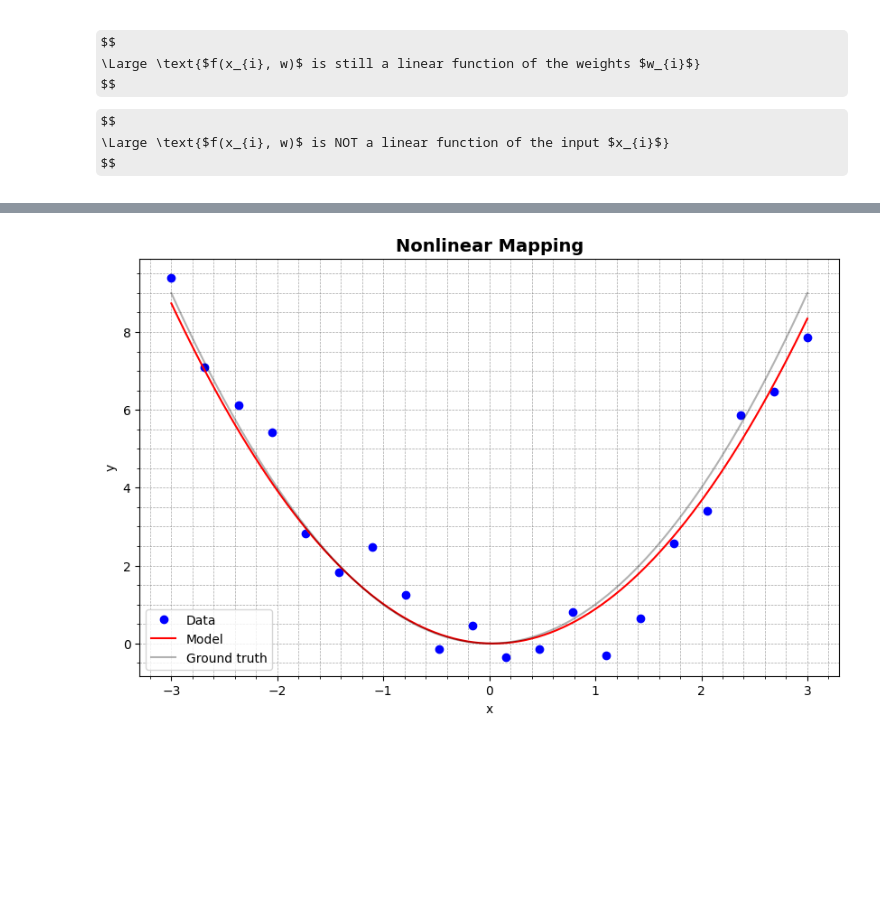
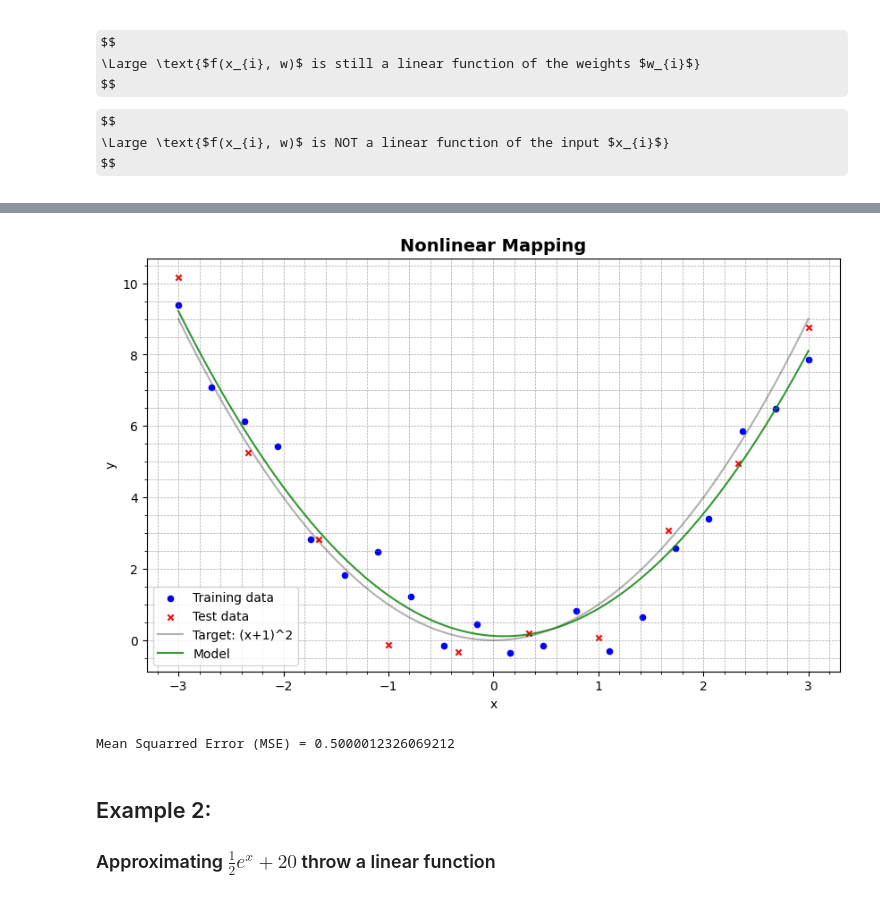
Before and after one commit to raphsenn/ai-notebooks, a Jupyter notebook: machine_learning/linear_methods/nonlinear_mapping.ipynb, the cells around one changed output, grey strips where cells are left out. Drawn from its saved outputs; the diff is of its cells as text; code cells hidden in the pictures; some formulas as TeX source; blank space fills up the shorter version.

Commit message:
linear mapping in linear regression examples

```diff
--- a/machine_learning/linear_methods/nonlinear_mapping.ipynb
+++ b/machine_learning/linear_methods/nonlinear_mapping.ipynb
@@ -58,16 +69,18 @@ plt.show()
 # %%
+# Helper functions
+
 # Mapping function: x -> (x, x^2)
-def phi(x: float) -> tuple[float, float]:
-    return (x, x**2)
-
-# For plotting the approximated function
-def f_model(x: float, w: np.array) -> np.array:
-    x_mapped = phi(x)
-    x_hat = np.array([x, x_mapped[0], x_mapped[1]])
-    return x_hat[0] * w[0] + x_hat[1] * w[1] + x_hat[2] * w[2]
+def phi(X: np.array) -> np.array:
+    return np.array([[x, x**2] for x in X])
 
 # Adding bias
 def add_bias(X: np.array) -> np.array:
     return np.array([np.append(1, x) for x in X])
+
+# For plotting the model function
+def f_model(X: np.array, w: np.array) -> np.array:
+    X_map = phi(X)
+    X_b = add_bias(X_map)
+    return np.dot(X_b, w)
 # %%
 def gradient_descent(X: np.array, y: np.array, eps: float, max_iter: int, verbose: bool=False) -> np.array:
@@ -97,4 +100,4 @@ def gradient_descent(X: np.array, y: np.array, eps: float, max_iter: int, verbos
     return w
 # %%
-w_star = gradient_descent(X, y, eps=0.0001, max_iter=100, verbose=True)
+w_star = gradient_descent(X_train, y_train, eps=0.0001, max_iter=100, verbose=True)
 # %% [output]
@@ -116,19 +119,26 @@ print(w_star)
-# %%
-def f_model(x: float, w: np.array) -> np.array:
-    x_mapped = phi(x)
-    x_hat = np.array([x, x_mapped[0], x_mapped[1]])
-    return x_hat[0] * w[0] + x_hat[1] * w[1] + x_hat[2] * w[2]
 # %%
 plt.figure(figsize=(10, 6))
 plt.title('Nonlinear Mapping', fontsize=14, fontweight='bold')
 plt.grid(True, which='both', linestyle='--', linewidth=0.5, color='gray', alpha=0.7)
 plt.minorticks_on()
-plt.plot(X, y, 'bo', label='Data')
-plt.plot(X_continues, f_model(X_continues, w_star), color='red', label='Model')
-plt.plot(X_continues, X_continues * X_continues, color='black', label='Ground truth', alpha=0.3)
-plt.legend()
+plt.scatter(X_train, y_train, color='blue', s=20, marker='o', label='Training data')
+plt.scatter(X_test, y_test, color='red', s=20, marker='x', label='Test data')
+plt.plot(X_continues, X_continues * X_continues, color='black', label='Target: (x+1)^2', alpha=0.3)
+plt.plot(X_continues, f_model(X_continues, w_star), color='green', label='Model', alpha=0.8)
 plt.xlabel('x')
 plt.ylabel('y')
+plt.legend()
 plt.show()
 # %% [output]
-[figure, old version]
+[figure, new version]
+# %%
+# Calculating MSE over testing set
+y_pred = f_model(X_test, w_star)
+mse = np.mean((y_test-y_pred)**2)
+print(f'Mean Squarred Error (MSE) = {mse}')
+# %% [output]
+Mean Squarred Error (MSE) = 0.5000012326069212
+# %% [markdown]
+## Example 2:
+
+### Approximating $\frac{1}{2}e^{x} + 20 $ throw a linear function
```
Also changed, not shown: parts of 14 cells of this notebook.
